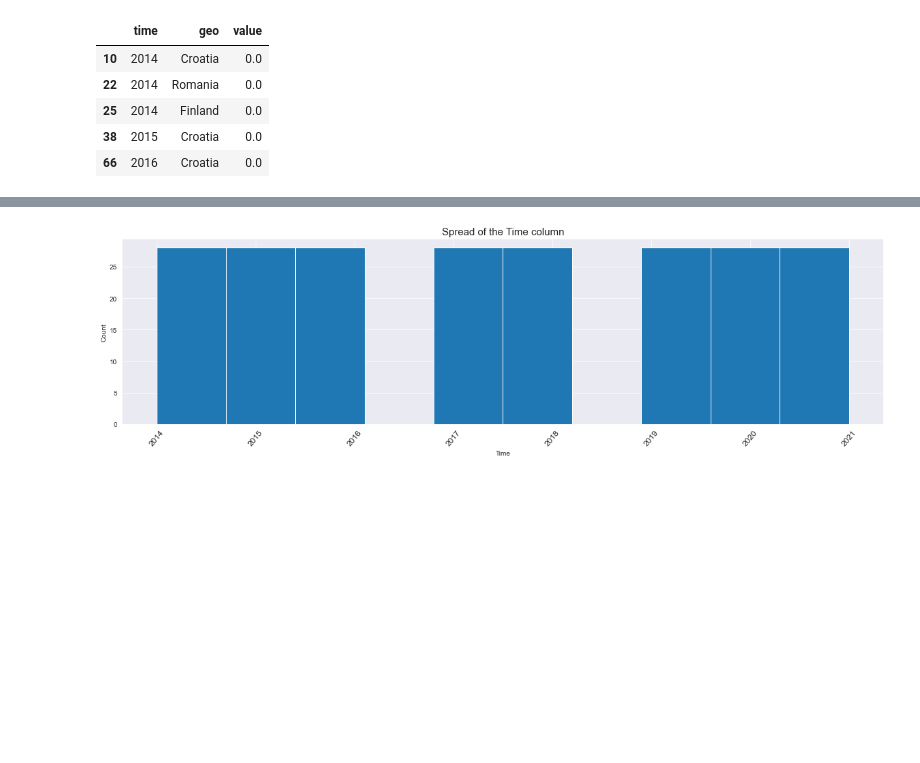
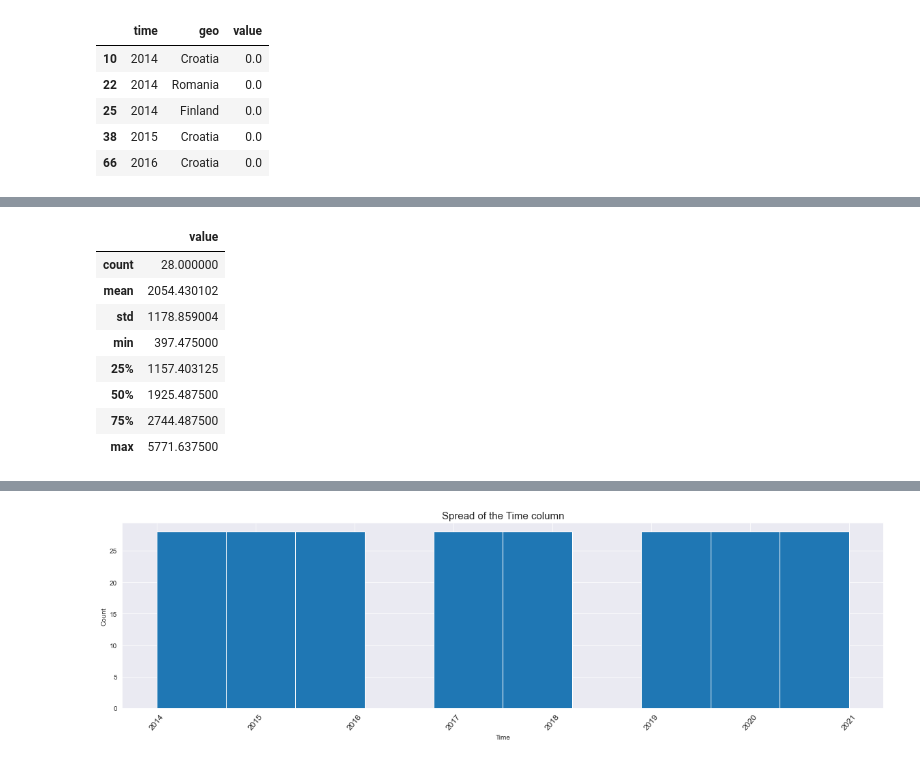
Before and after one commit to udrag/Civil-Servant-Salary-EU-, a Jupyter notebook: EU_Civil_Servants_Salary-data_visualization.ipynb, the cells around one changed output, grey strips where cells are left out. Saved outputs shown, nothing was run; the diff lists cells and outputs as text; code cells hidden in the pictures; blank space fills up the shorter version.

```diff
--- a/EU_Civil_Servants_Salary-data_visualization.ipynb
+++ b/EU_Civil_Servants_Salary-data_visualization.ipynb
@@ -42,0 +43,12 @@ Index(['time', 'geo', 'value'], dtype='object')
+# %%
+df_total.describe()
+# %% [output]
+|  | value |
+| count | 28.000000 |
+| mean | 2054.430102 |
+| std | 1178.859004 |
+| min | 397.475000 |
+| 25% | 1157.403125 |
+| 50% | 1925.487500 |
+| 75% | 2744.487500 |
+| max | 5771.637500 |
```
Also changed, not shown: parts of 4 cells of this notebook.
